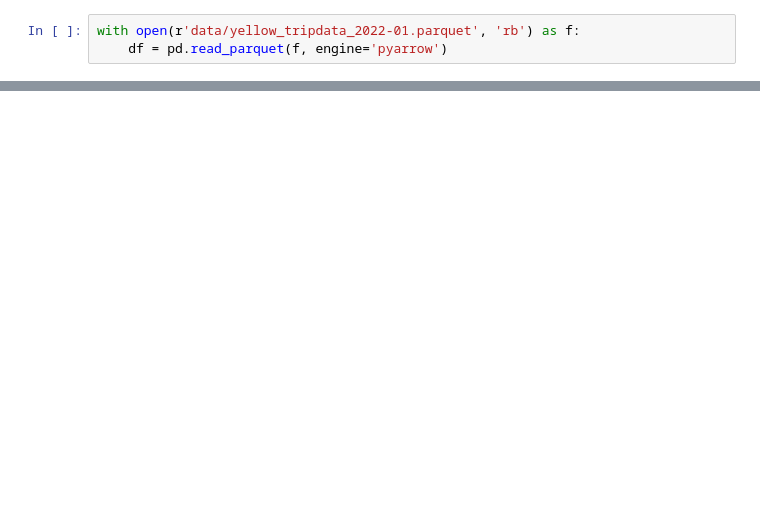
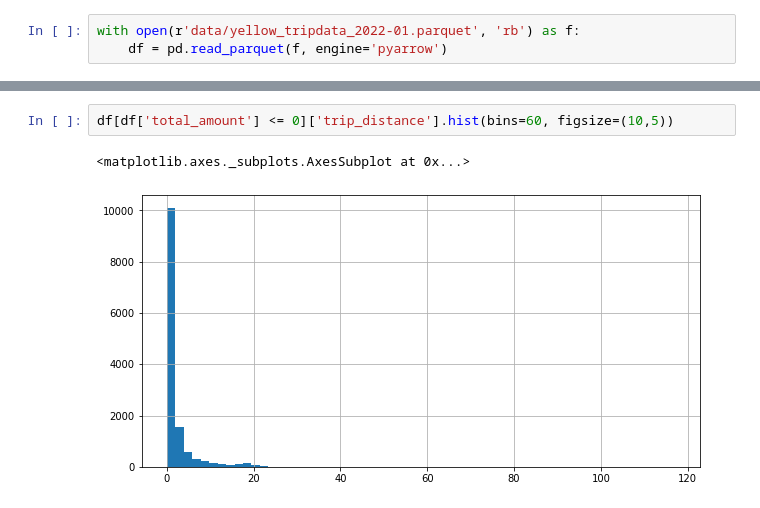
Before and after one commit to MosabKhaled/NewYorkTaxiAnalysis, a Jupyter notebook: New York Taxi Analysis .ipynb, the cells around one changed output, grey strips where cells are left out. Saved outputs shown, nothing was run; the diff lists cells and outputs as text; blank space fills up the shorter version.

```diff
--- a/New York Taxi Analysis .ipynb
+++ b/New York Taxi Analysis .ipynb
@@ -15,0 +106,5 @@ df.head()
+# %%
+df[df['total_amount'] <= 0]['trip_distance'].hist(bins=60, figsize=(10,5))
+# %% [output]
+<matplotlib.axes._subplots.AxesSubplot at 0x...>
+[figure, added]
```
Also changed, not shown: parts of 24 cells of this notebook.
